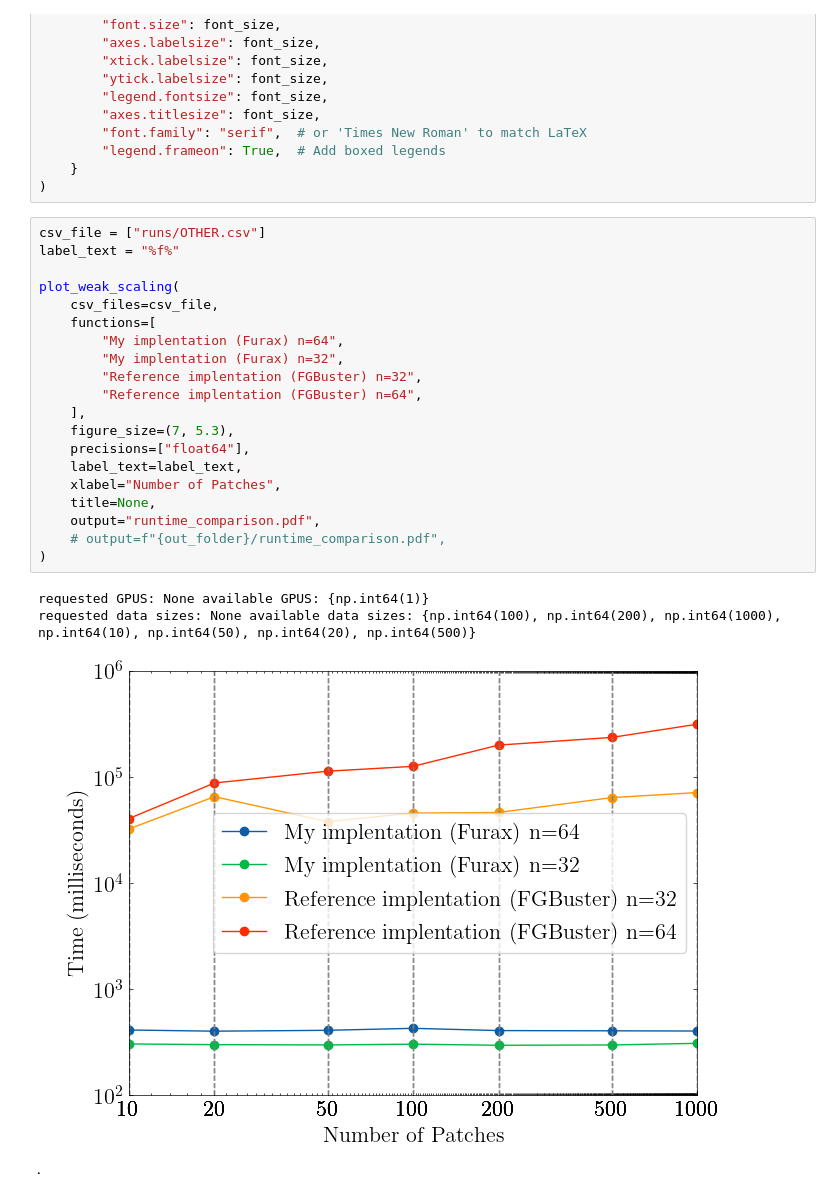
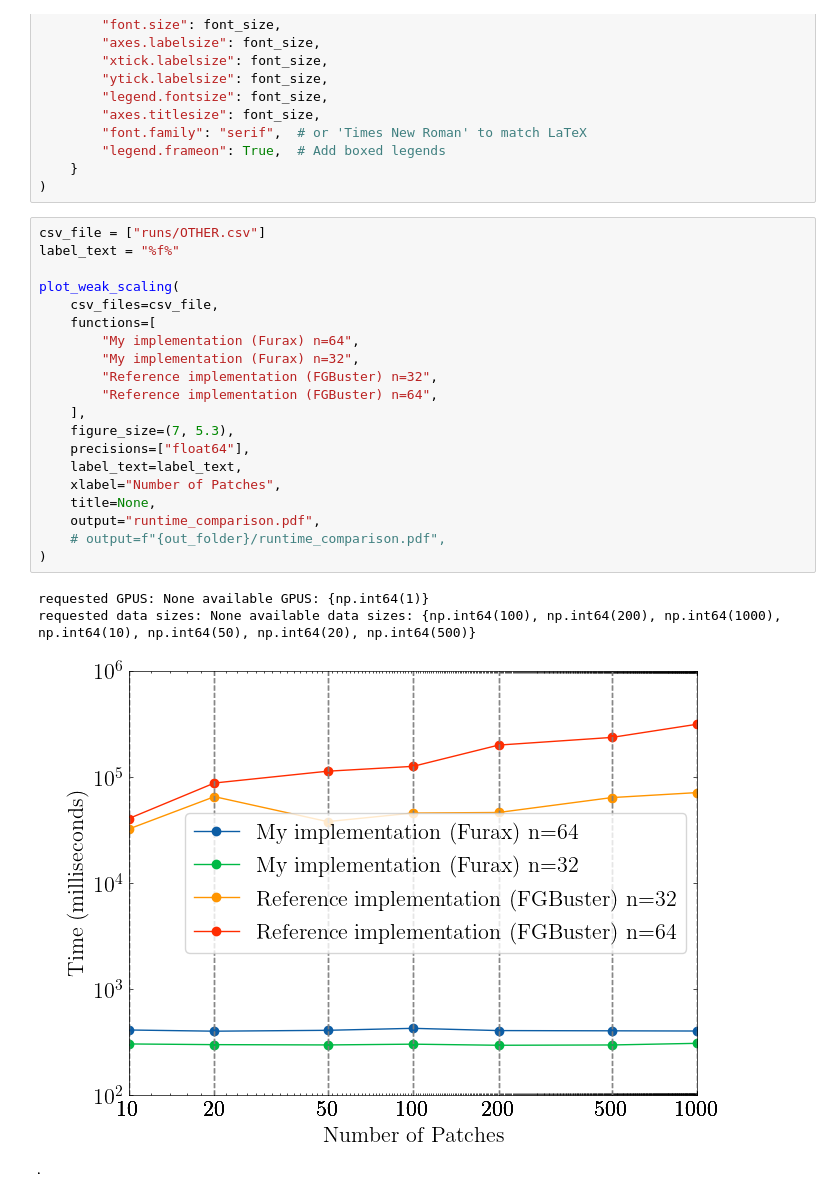
Before and after one commit to ASKabalan/furax-compsep-paper, a Jupyter notebook: notebooks/80-plot_runs.ipynb, the cells around one changed output. Cells and saved outputs as stored; diff of their text form.

Commit message:
Fix typo in plot_runs notebook

```diff
--- a/notebooks/80-plot_runs.ipynb
+++ b/notebooks/80-plot_runs.ipynb
@@ -27,24 +27,24 @@ plt.rcParams.update(
 # %%
 csv_file = ["runs/OTHER.csv"]
 label_text = "%f%"
 
 plot_weak_scaling(
     csv_files=csv_file,
     functions=[
-        "My implentation (Furax) n=64",
-        "My implentation (Furax) n=32",
-        "Reference implentation (FGBuster) n=32",
-        "Reference implentation (FGBuster) n=64",
+        "My implementation (Furax) n=64",
+        "My implementation (Furax) n=32",
+        "Reference implementation (FGBuster) n=32",
+        "Reference implementation (FGBuster) n=64",
     ],
     figure_size=(7, 5.3),
     precisions=["float64"],
     label_text=label_text,
     xlabel="Number of Patches",
     title=None,
     output="runtime_comparison.pdf",
     # output=f"{out_folder}/runtime_comparison.pdf",
 )
 # %% [output]
 requested GPUS: None available GPUS: {np.int64(1)}
 requested data sizes: None available data sizes: {np.int64(100), np.int64(200), np.int64(1000), np.int64(10), np.int64(50), np.int64(20), np.int64(500)}
-[figure, old version]
+[figure, new version]
```
